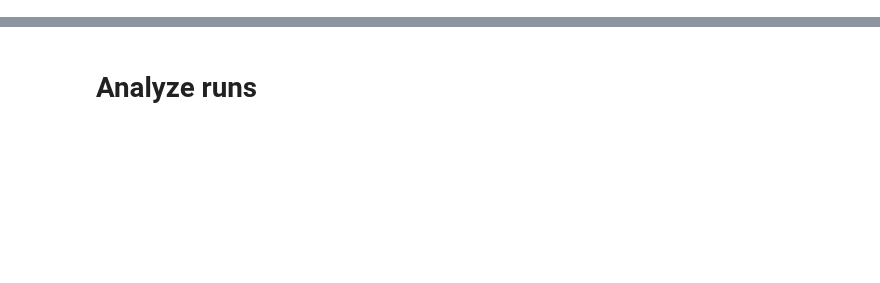
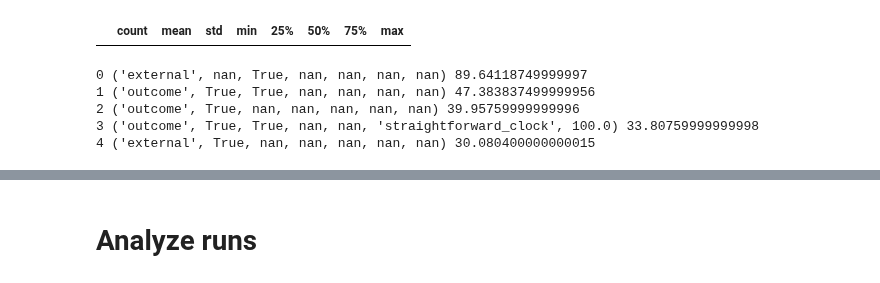
Before and after one commit to newmanne/open_spiel, a Jupyter notebook: open_spiel/python/examples/notebooks/greg/2023-06-05-analyze_small_games.ipynb, the cells around one changed output, grey strips where cells are left out. Cells and saved outputs as stored; diff of their text form; code cells hidden in the pictures; blank space fills up the shorter version.

Commit message:
Tiebreaking, grace periods, init regret, and more

```diff
--- a/open_spiel/python/examples/notebooks/greg/2023-06-05-analyze_small_games.ipynb
+++ b/open_spiel/python/examples/notebooks/greg/2023-06-05-analyze_small_games.ipynb
@@ -92,0 +76,40 @@ df_time = pd.DataFrame.from_records(records)
+# %%
+records = []
+
+for run in tqdm(runs):
+    try:
+        checkpoints =  run.equilibriumsolverruncheckpoint_set.all()
+        if len(checkpoints) == 0:
+            print(f"No checkpoints for {run}!")
+        e = checkpoints.last()
+        evaluation = e.get_modal_eval()
+        record = dict(run=run.name, game=run.game.name, t=e.t, modal_nash_conv=evaluation.nash_conv, walltime=e.walltime, alg=get_algorithm_from_run(run), rewards=evaluation.mean_rewards, improvements=evaluation.player_improvements)
+
+        x = dict(run.config)
+        # del x['seed']
+        del x['use_wandb']
+        del x['solver_type']
+        record.update(x)
+
+
+        ### For Greg: convergence test
+#             if run.config['seed'] != 100:
+#                 continue
+#             try:
+#                 game, final_checkpoint, policy = get_results(run, skip_single_chance_nodes=False, load_policy=True)
+#             except Exception as e:
+#                 print(f"Skipping run {run.name} because of error {e}")
+#                 continue
+
+#             total_entropy = analyze_samples(final_checkpoint.get_old_eval().samples, game)['total_entropy'] # Use old eval since modal is stupid for this and it's a convergence test
+#             record['total_entropy'] = total_entropy
+        ### End
+
+
+        records.append(record)
+    except Exception as e:
+        print(f"Run {run} facing error {e}")
+        continue
+# %%
+df_time = pd.DataFrame.from_records(records)
+df_time['variant'] = list(map(str,(zip(df_time.sampling_method, df_time.linear_averaging, df_time.regret_matching_plus, df_time.explore_prob, df_time.tremble_prob, df_time.regret_init, df_time.regret_init_strength))))
@@ -92,0 +168,31 @@ df_time = pd.DataFrame.from_records(records)
+# %%
+num_variants = df_time['variant'].nunique()
+df_all = df_time.groupby('game').filter(lambda grp: len(grp) == 18 and grp['modal_nash_conv'].isnull().sum() == 0) # Only look at games where ALL of them had runs and everyone finished NashConv calcs for fairness
+# %%
+df_all.groupby(['variant'])['modal_nash_conv'].describe().sort_values('mean')
+# %% [output]
+|  | count | mean | std | min | 25% | 50% | 75% | max |
+# %%
+#### PORTFOLIO LOGIC ####
+portfolio = []
+algs = df_time['variant'].unique()
+df_port = df_all[['variant', 'game', 'modal_nash_conv']].rename(columns={'variant': 'alg', 'game': 'instance', 'modal_nash_conv': 'runtime'})
+
+# Greedy portfolio agg
+for i in range(5):
+    alg2score = dict()
+    for alg in algs:
+        new_port = portfolio + [alg]
+        score = df_port.query('alg in @new_port').groupby('instance')['runtime'].min().sum()
+        alg2score[alg] = score
+
+    best_alg = pd.Series(alg2score).sort_values().idxmin()
+    best_score = pd.Series(alg2score).sort_values().min()
+    print(i, best_alg, best_score)
+    portfolio.append(best_alg)
+# %% [output]
+0 ('external', nan, True, nan, nan, nan, nan) 89.64118749999997
+1 ('outcome', True, True, nan, nan, nan, nan) 47.383837499999956
+2 ('outcome', True, nan, nan, nan, nan, nan) 39.95759999999996
+3 ('outcome', True, True, nan, nan, 'straightforward_clock', 100.0) 33.80759999999998
+4 ('external', True, nan, nan, nan, nan, nan) 30.080400000000015
```
Also changed, not shown: parts of 40 cells of this notebook, 28 other files.
